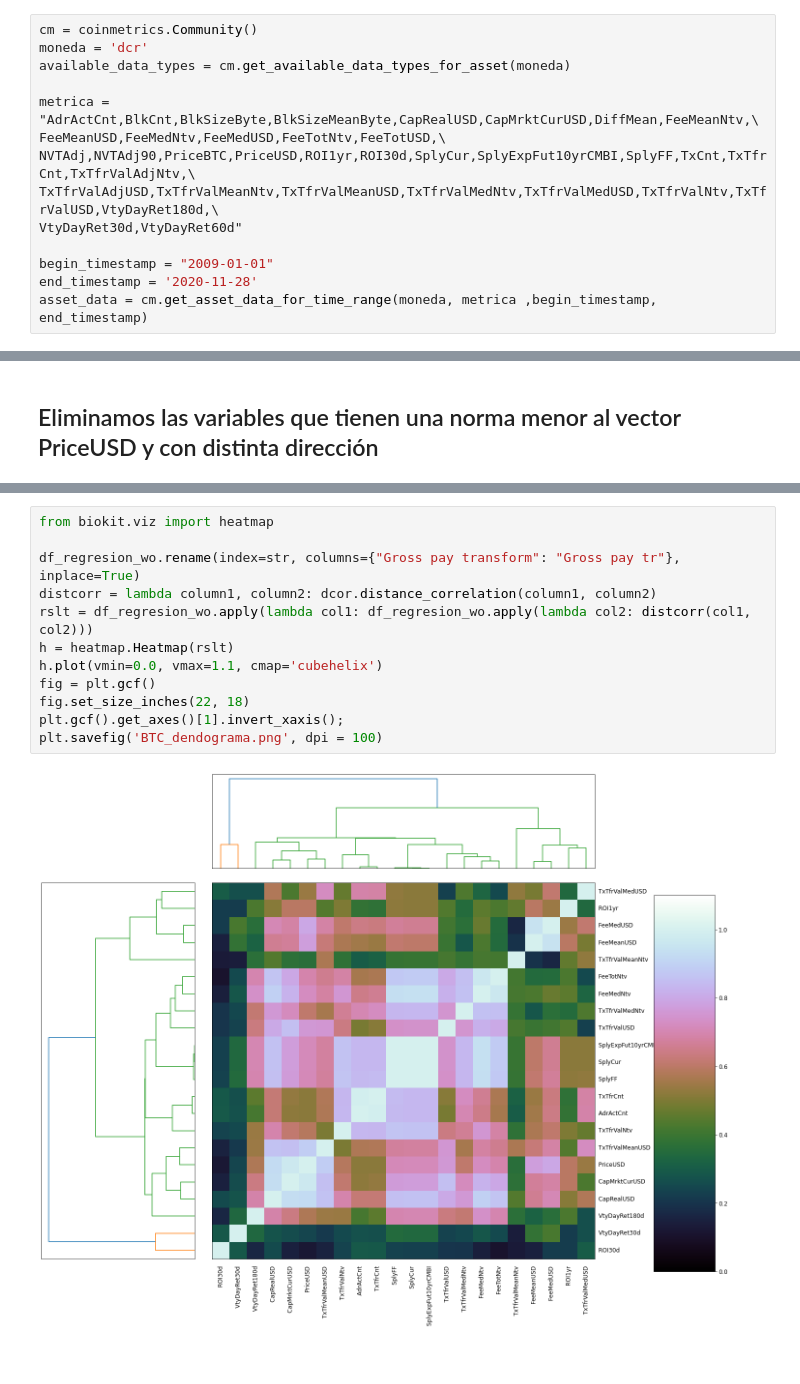
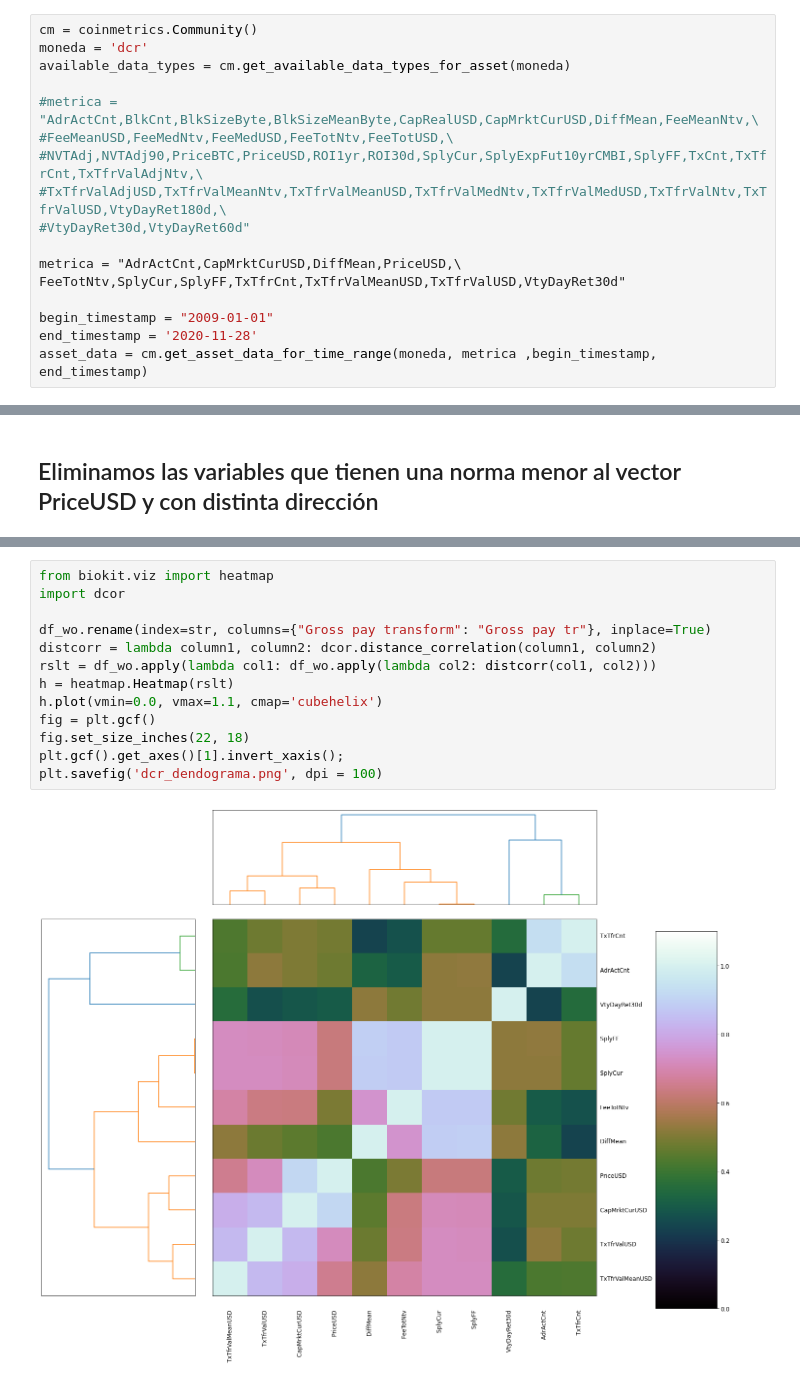
Before and after one commit to Carlos-Carballo/Bitmoney, a Jupyter notebook: coin_metrics_drc.ipynb, the cells around one changed output, grey strips where cells are left out. Saved outputs shown, nothing was run; the diff lists cells and outputs as text.

```diff
--- a/coin_metrics_drc.ipynb
+++ b/coin_metrics_drc.ipynb
@@ -17,11 +17,14 @@ cm = coinmetrics.Community()
 moneda = 'dcr'
 available_data_types = cm.get_available_data_types_for_asset(moneda)
 
-metrica = "AdrActCnt,BlkCnt,BlkSizeByte,BlkSizeMeanByte,CapRealUSD,CapMrktCurUSD,DiffMean,FeeMeanNtv,\
-FeeMeanUSD,FeeMedNtv,FeeMedUSD,FeeTotNtv,FeeTotUSD,\
-NVTAdj,NVTAdj90,PriceBTC,PriceUSD,ROI1yr,ROI30d,SplyCur,SplyExpFut10yrCMBI,SplyFF,TxCnt,TxTfrCnt,TxTfrValAdjNtv,\
-TxTfrValAdjUSD,TxTfrValMeanNtv,TxTfrValMeanUSD,TxTfrValMedNtv,TxTfrValMedUSD,TxTfrValNtv,TxTfrValUSD,VtyDayRet180d,\
-VtyDayRet30d,VtyDayRet60d"
+#metrica = "AdrActCnt,BlkCnt,BlkSizeByte,BlkSizeMeanByte,CapRealUSD,CapMrktCurUSD,DiffMean,FeeMeanNtv,\
+#FeeMeanUSD,FeeMedNtv,FeeMedUSD,FeeTotNtv,FeeTotUSD,\
+#NVTAdj,NVTAdj90,PriceBTC,PriceUSD,ROI1yr,ROI30d,SplyCur,SplyExpFut10yrCMBI,SplyFF,TxCnt,TxTfrCnt,TxTfrValAdjNtv,\
+#TxTfrValAdjUSD,TxTfrValMeanNtv,TxTfrValMeanUSD,TxTfrValMedNtv,TxTfrValMedUSD,TxTfrValNtv,TxTfrValUSD,VtyDayRet180d,\
+#VtyDayRet30d,VtyDayRet60d"
+
+metrica = "AdrActCnt,CapMrktCurUSD,DiffMean,PriceUSD,\
+FeeTotNtv,SplyCur,SplyFF,TxTfrCnt,TxTfrValMeanUSD,TxTfrValUSD,VtyDayRet30d"
 
 begin_timestamp = "2009-01-01"
 end_timestamp = '2020-11-28'
@@ -243,14 +240,15 @@ rslt
 # %%
 from biokit.viz import heatmap
+import dcor
 
-df_regresion_wo.rename(index=str, columns={"Gross pay transform": "Gross pay tr"}, inplace=True)
+df_wo.rename(index=str, columns={"Gross pay transform": "Gross pay tr"}, inplace=True)
 distcorr = lambda column1, column2: dcor.distance_correlation(column1, column2)
-rslt = df_regresion_wo.apply(lambda col1: df_regresion_wo.apply(lambda col2: distcorr(col1, col2)))
+rslt = df_wo.apply(lambda col1: df_wo.apply(lambda col2: distcorr(col1, col2)))
 h = heatmap.Heatmap(rslt)
 h.plot(vmin=0.0, vmax=1.1, cmap='cubehelix')
 fig = plt.gcf()
 fig.set_size_inches(22, 18)
 plt.gcf().get_axes()[1].invert_xaxis();
-plt.savefig('BTC_dendograma.png', dpi = 100)
+plt.savefig('dcr_dendograma.png', dpi = 100)
 # %% [output]
-[figure, old version]
+[figure, new version]
```
Also changed, not shown: parts of 15 cells of this notebook, 9 other files.
